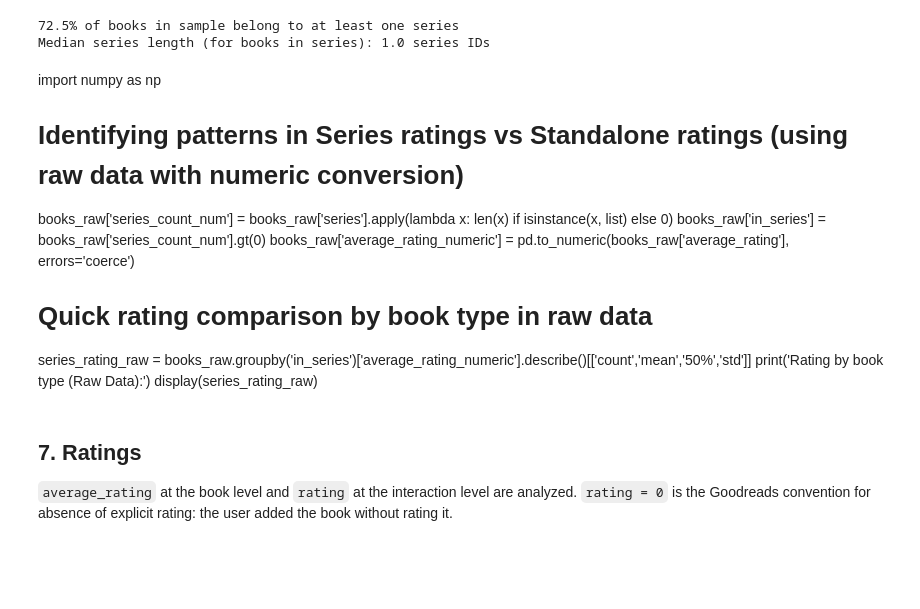
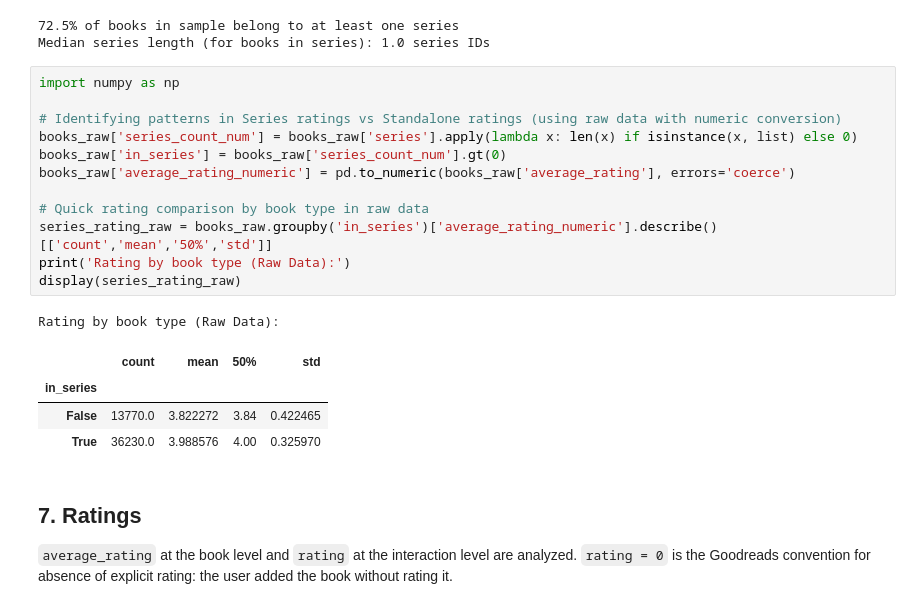
Before and after one commit to tsavorae/book-recommendations, a Jupyter notebook: notebooks/EDA_Fantasy.ipynb, the cells around one changed output. Drawn from its saved outputs; the diff is of its cells as text; blank space fills up the shorter version.

```diff
--- a/notebooks/EDA_Fantasy.ipynb
+++ b/notebooks/EDA_Fantasy.ipynb
@@ -320,18 +356,24 @@ print(f"Median series length (for books in series): {s['median_length']:.1f} ser
 | 4 | 4 | 384 | 0.00768 |
 72.5% of books in sample belong to at least one series
 Median series length (for books in series): 1.0 series IDs
-# %% [markdown]
-import numpy as np
-
-# Identifying patterns in Series ratings vs Standalone ratings (using raw data with numeric conversion)
-books_raw['series_count_num'] = books_raw['series'].apply(lambda x: len(x) if isinstance(x, list) else 0)
-books_raw['in_series'] = books_raw['series_count_num'].gt(0)
-books_raw['average_rating_numeric'] = pd.to_numeric(books_raw['average_rating'], errors='coerce')
-
-# Quick rating comparison by book type in raw data
-series_rating_raw = books_raw.groupby('in_series')['average_rating_numeric'].describe()[['count','mean','50%','std']]
-print('Rating by book type (Raw Data):')
-display(series_rating_raw)
+# %%
+import numpy as np
+
+# Identifying patterns in Series ratings vs Standalone ratings (using raw data with numeric conversion)
+books_raw['series_count_num'] = books_raw['series'].apply(lambda x: len(x) if isinstance(x, list) else 0)
+books_raw['in_series'] = books_raw['series_count_num'].gt(0)
+books_raw['average_rating_numeric'] = pd.to_numeric(books_raw['average_rating'], errors='coerce')
+
+# Quick rating comparison by book type in raw data
+series_rating_raw = books_raw.groupby('in_series')['average_rating_numeric'].describe()[['count','mean','50%','std']]
+print('Rating by book type (Raw Data):')
+display(series_rating_raw)
+# %% [output]
+Rating by book type (Raw Data):
+|  | count | mean | 50% | std |
+| in_series |  |  |  |  |
+| False | 13770.0 | 3.822272 | 3.84 | 0.422465 |
+| True | 36230.0 | 3.988576 | 4.00 | 0.325970 |
 # %% [markdown]
 ## 7. Ratings
 
```
Also changed, not shown: parts of 11 cells of this notebook, 1 other file.
